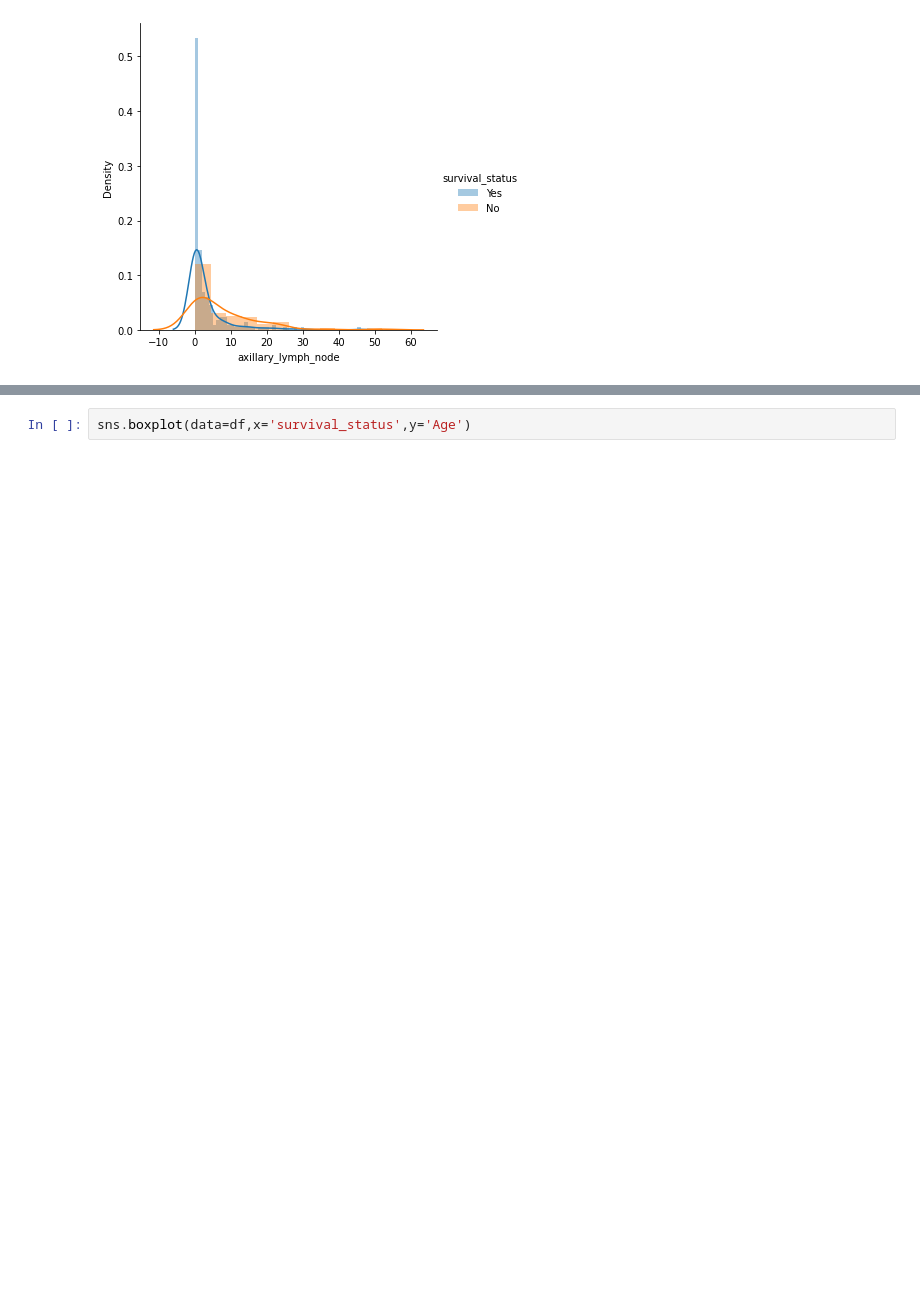
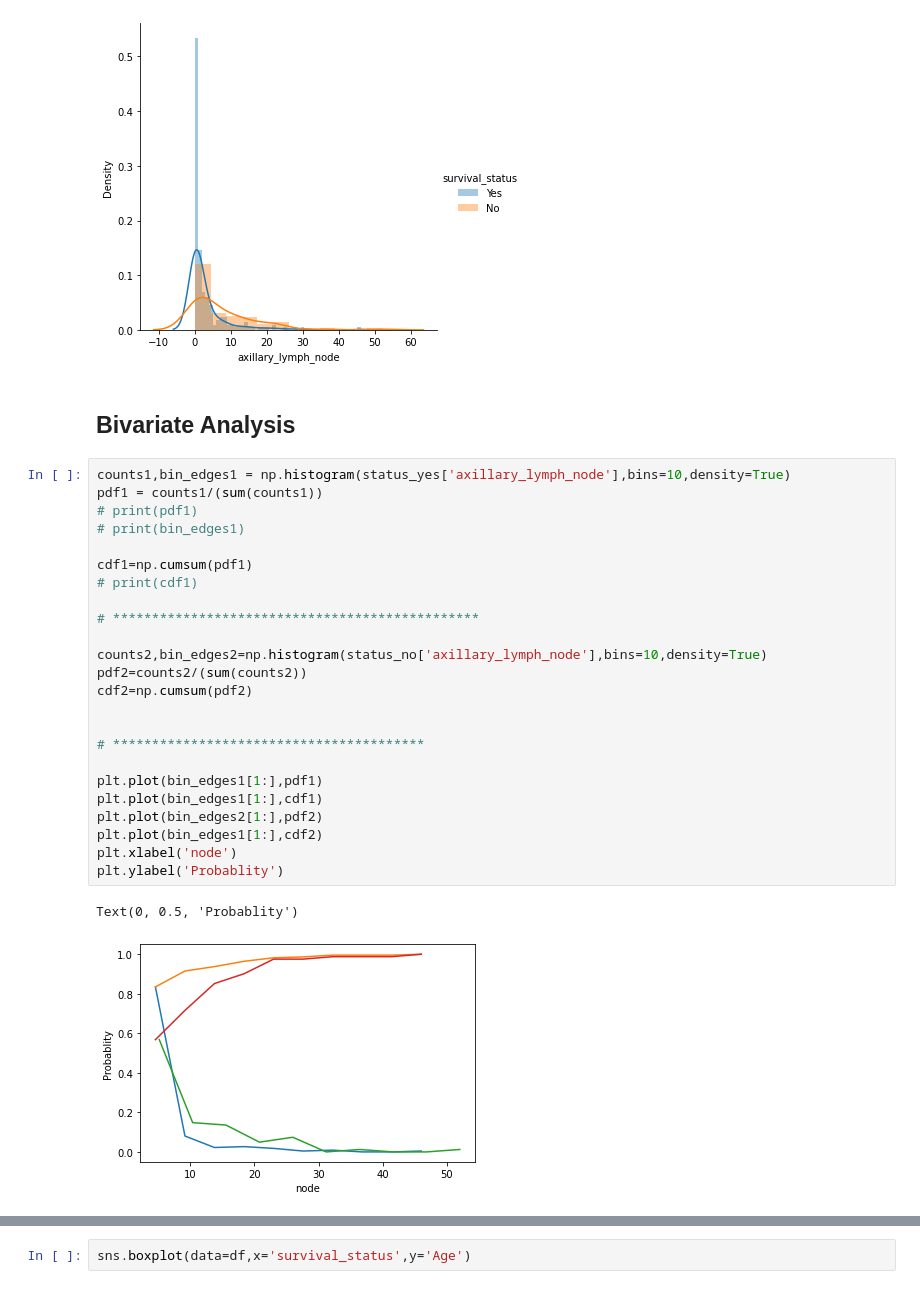
Before and after one commit to indicgenous/Machine-Learning-practice, a Jupyter notebook: EDA/Cancer survival/Untitled.ipynb, the cells around one changed output, grey strips where cells are left out. Drawn from its saved outputs; the diff is of its cells as text; blank space fills up the shorter version.

```diff
--- a/EDA/Cancer survival/Untitled.ipynb
+++ b/EDA/Cancer survival/Untitled.ipynb
@@ -116,3 +119,32 @@ sns.FacetGrid(df,hue='survival_status',height=5)\
 # %% [output]
 <seaborn.axisgrid.FacetGrid at 0x...>
 [figure]
+# %% [markdown]
+## Bivariate Analysis
+# %%
+counts1,bin_edges1 = np.histogram(status_yes['axillary_lymph_node'],bins=10,density=True)
+pdf1 = counts1/(sum(counts1))
+# print(pdf1)
+# print(bin_edges1)
+
+cdf1=np.cumsum(pdf1)
+# print(cdf1)
+
+# ***********************************************
+
+counts2,bin_edges2=np.histogram(status_no['axillary_lymph_node'],bins=10,density=True)
+pdf2=counts2/(sum(counts2))
+cdf2=np.cumsum(pdf2)
+
+
+# ****************************************
+
+plt.plot(bin_edges1[1:],pdf1)
+plt.plot(bin_edges1[1:],cdf1)
+plt.plot(bin_edges2[1:],pdf2)
+plt.plot(bin_edges1[1:],cdf2)
+plt.xlabel('node')
+plt.ylabel('Probablity')
+# %% [output]
+Text(0, 0.5, 'Probablity')
+[figure, added]
```
Also changed, not shown: parts of 5 cells of this notebook.
